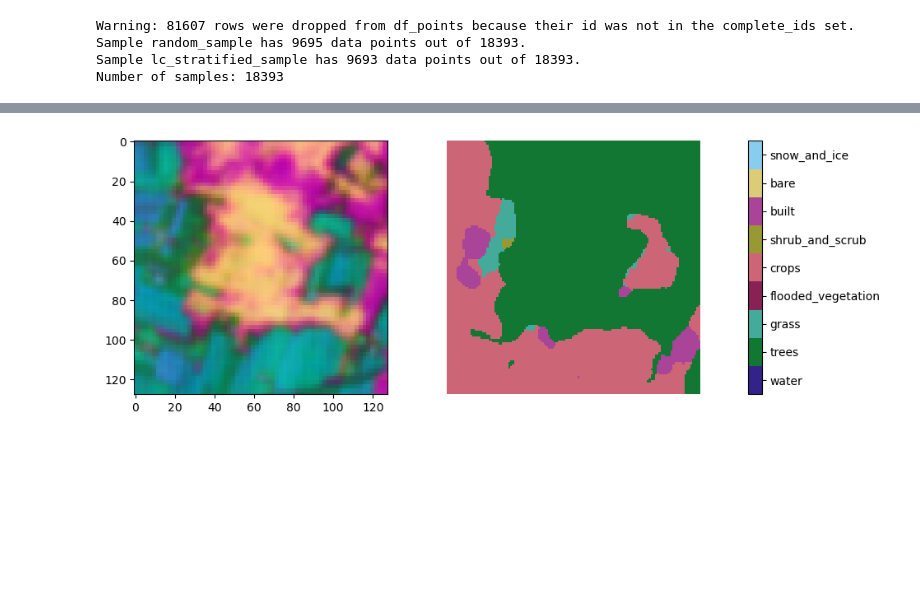
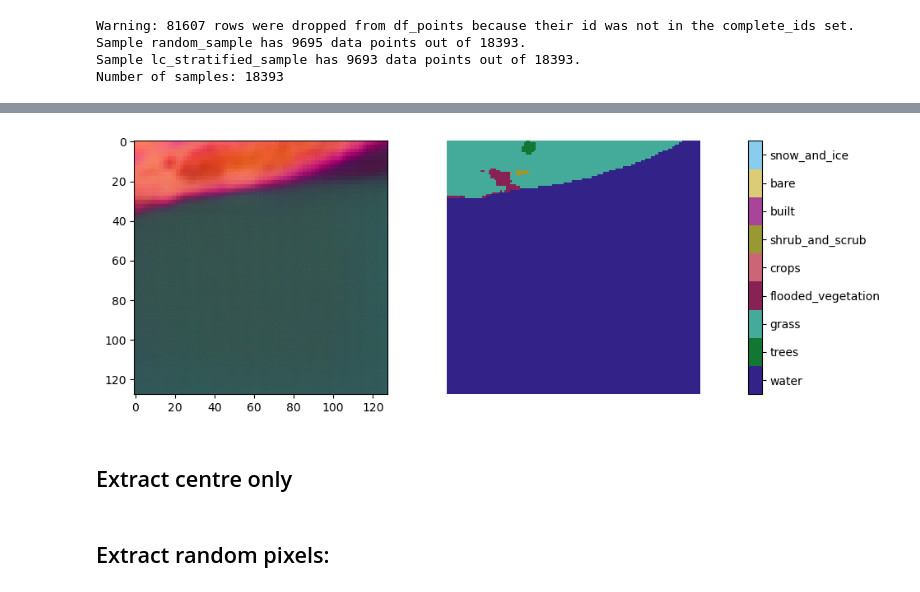
Before and after one commit to WUR-AI/interpret_earth_embeddings, a Jupyter notebook: notebooks/Extract random points from image.ipynb, the cells around one changed output, grey strips where cells are left out. Saved outputs shown, nothing was run; the diff lists cells and outputs as text; code cells hidden in the pictures; blank space fills up the shorter version.

Commit message:
export centre vals

```diff
--- a/notebooks/Extract random points from image.ipynb
+++ b/notebooks/Extract random points from image.ipynb
@@ -37,7 +36,7 @@ Sample random_sample has 9695 data points out of 18393.
 Sample lc_stratified_sample has 9693 data points out of 18393.
 Number of samples: 18393
 # %%
-id = list_ids[14955]
+id = list_ids[13434]
 
 ae = du.load_tiff(os.path.join(data_folder, 'alphaearth', f'{id}_alphaearth_y-2024.tif'), datatype='np')
 dw = du.load_tiff(os.path.join(data_folder, 'dynamicworld', f'{id}_dynamicworld_y-2024.tif'), datatype='np')
@@ -53 +52,3 @@ print(gdf_points[gdf_points.id == id][['lat', 'lon']])
-[figure, old version]
+[figure, new version]
+# %% [markdown]
+## Extract centre only
@@ -53,0 +87,2 @@ print(gdf_points[gdf_points.id == id][['lat', 'lon']])
+# %% [markdown]
+## Extract random pixels:
```
Also changed, not shown: parts of 10 cells of this notebook, 2 other files.
